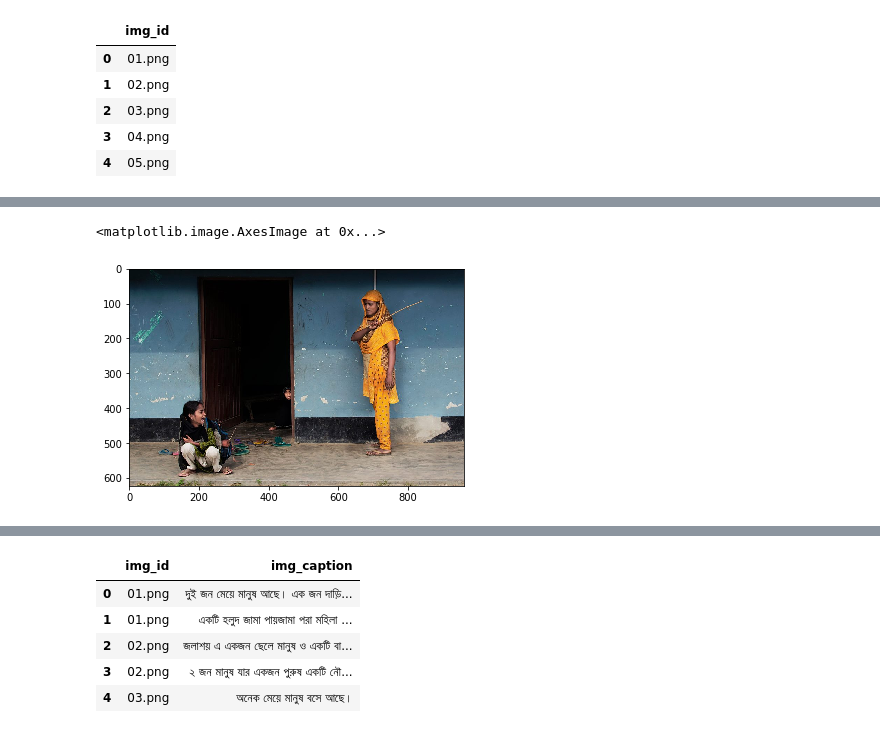
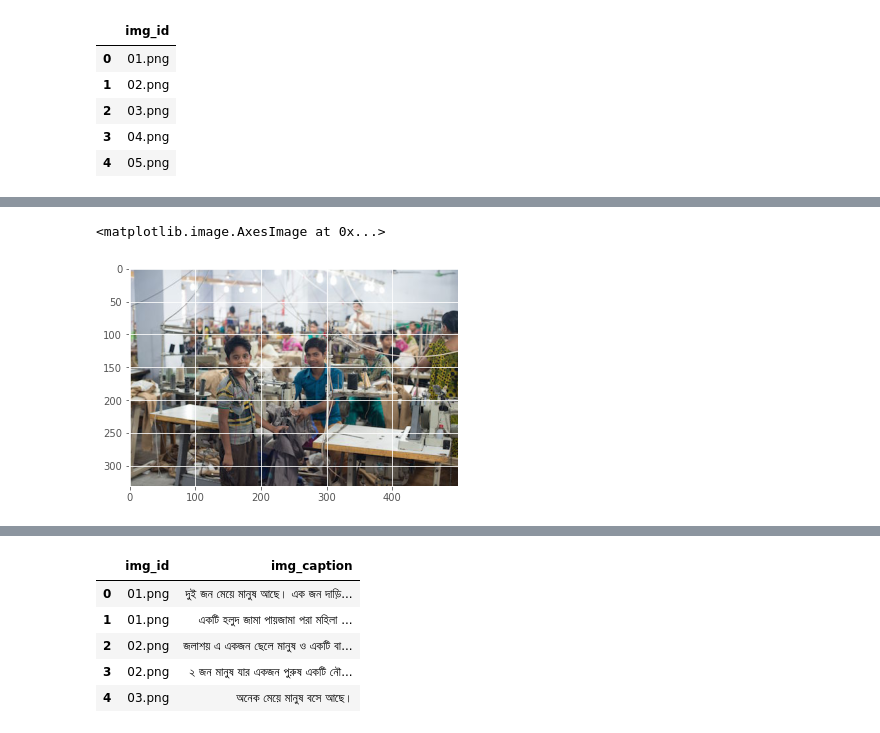
Before and after one commit to Shifath472533/All-Image-captioning-models-and-links-for-data-sets-in-Bangla, a Jupyter notebook: ResNet_Bangla_with_CNN.ipynb, the cells around one changed output, grey strips where cells are left out. Cells and saved outputs as stored; diff of their text form; code cells hidden in the pictures.

```diff
--- a/ResNet_Bangla_with_CNN.ipynb
+++ b/ResNet_Bangla_with_CNN.ipynb
@@ -160,11 +162,11 @@ train_image_names.head(5)
 # %% [markdown]
 <img align="left" margin-right="10px" width="35" height="35" src="https://cdn1.iconfinder.com/data/icons/maps-locations-6/24/map_location_sign_road_direction-512.png"><h3>&nbsp;&nbsp;Visualizing one of the <b>train images</b></h3>
 # %%
-img=cv2.imread(img_dir+ "/" +train_image_names.img_id[0])
+img=cv2.imread(img_dir+ "/" +train_image_names.img_id[3])
 plt.imshow(cv2.cvtColor(img,cv2.COLOR_BGR2RGB))
 # %% [output]
 <matplotlib.image.AxesImage at 0x...>
-[figure, old version]
+[figure, new version]
 # %% [markdown]
 <img align="left" margin-right="10px" width="35" height="35" src="https://cdn1.iconfinder.com/data/icons/maps-locations-6/24/map_location_sign_road_direction-512.png"><h3>&nbsp;&nbsp;Removing the #0 , #1 from the <b>image ids</b></h3>
 # %%
```
Also changed, not shown: parts of 82 cells of this notebook.
